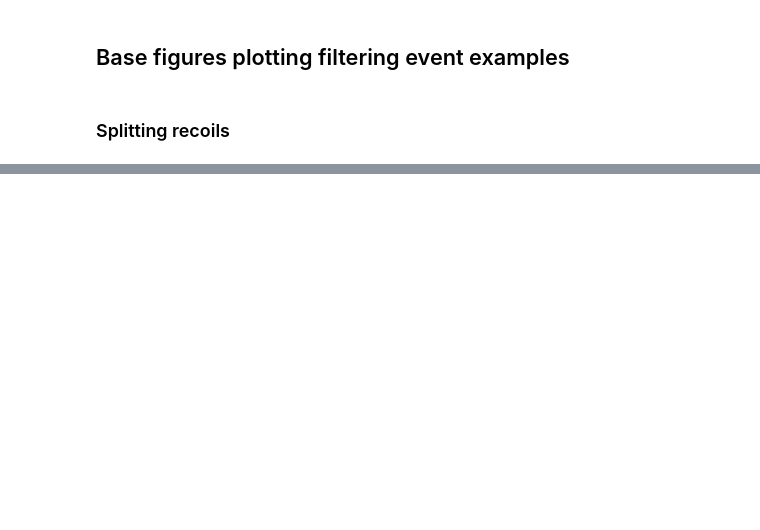
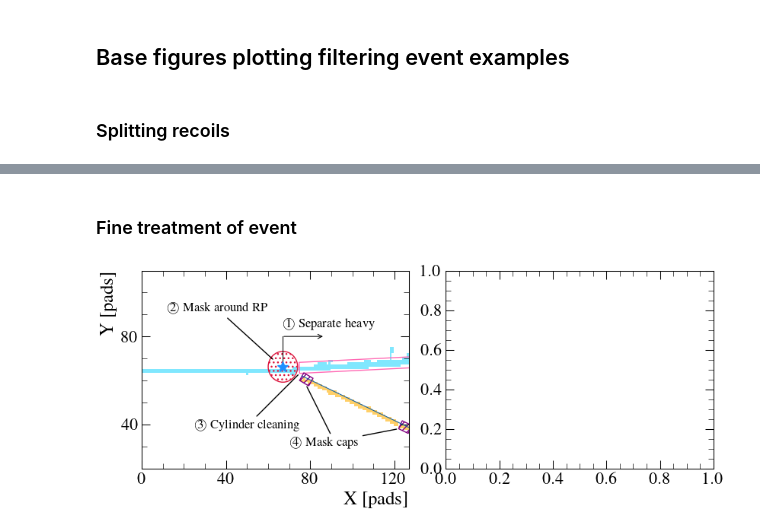
Before and after one commit to loopset/e796-analysis, a Jupyter notebook: Publications/Code/mpl/filtering.ipynb, the cells around one changed output, grey strips where cells are left out. Saved outputs shown, nothing was run; the diff lists cells and outputs as text; code cells hidden in the pictures; blank space fills up the shorter version.

```diff
--- a/Publications/Code/mpl/filtering.ipynb
+++ b/Publications/Code/mpl/filtering.ipynb
@@ -98,0 +147,57 @@ plt.savefig("./Outputs/merge.pdf")
+# %% [markdown]
+### Fine treatment of event
+# %%
+reload(u)
+fineb = u.DataInterface("../Events/fine_before.root")
+fineb.fill("xy")
+
+fig = plt.figure("fine event", figsize=figsize)
+gs = fig.add_gridspec(1, 2, height_ratios=[1])
+fig.clf()
+ax1 = fig.add_subplot(gs[0])
+ax2 = fig.add_subplot(gs[1])
+
+# Before
+plt.sca(ax1)
+fineb.imshow(True)
+fineb.draw_rp(c="dodgerblue", lw=2, zorder=4)
+# 1 Break heavy
+ybreak = 80
+rp = (fineb.rp[0], fineb.rp[1])
+ax1.plot([fineb.rp[0], fineb.rp[0]], [rp[1], ybreak], lw=0.75, color="black")
+ax1.annotate("", xy=(fineb.rp[0] + 20, ybreak), xytext=(fineb.rp[0]-0.5, ybreak),
+            arrowprops=dict(arrowstyle="->", lw=0.75))
+ax1.annotate(r"\textcircled{1} Separate heavy", xy=(fineb.rp[0], ybreak + 4), fontsize=12)
+
+# 2 Mask region around rp
+crp = mpl.patches.Circle((fineb.rp[0], fineb.rp[1]), 7, ec="crimson", fc="none", hatch="...")
+ax1.add_patch(crp)
+ax1.annotate(r"\textcircled{2} Mask around RP", xy=(63,69), xytext=(rp[0] - 55, rp[1] + 25),
+            arrowprops=dict(arrowstyle="-"), fontsize=12)
+# 3 Cilynder cleaning
+rect = mpl.patches.Rectangle((75, rp[1] - 3), width=53, height=5, angle=2.75, color="hotpink", fill=False, lw=1)
+ax1.add_patch(rect)
+ax1.annotate(r"\textcircled{3} Cylinder cleaning", xy=(75, rp[1] - 3), xytext=(25,38), fontsize=12,
+            arrowprops=dict(arrowstyle="-"))
+# 4 Capping fit
+fineb.draw_line(0, min=rp[0] + 9, lw=0.75)
+cap0 = mpl.patches.Rectangle((75, 60), width=5, height=4, angle=-30, color="purple",
+                            ec="purple", fc="none", hatch="////")
+cap1 = mpl.patches.Rectangle((122, 38), width=5, height=4, angle=-25, color="purple",
+                            ec="purple", fc="none", hatch="////")
+ax1.add_patch(cap0)
+ax1.add_patch(cap1)
+ax1.annotate(r"\textcircled{4} Mask caps", xy=(122, 38), xytext=(70, 30), fontsize=12,
+            arrowprops=dict(arrowstyle="-"))
+ax1.annotate("", xy=(78, 58), xytext=(90, 35), fontsize=12,
+            arrowprops=dict(arrowstyle="-"))
+# fineb.draw_line(1)
+
+# Set sizes
+ax1.set_ylim(20, 110)
+
+plt.tight_layout()
+plt.show()
+plt.savefig("./Outputs/fine.pdf")
+# %% [output]
+[figure, added]
```
Also changed, not shown: parts of 4 cells of this notebook, 9 other files.
